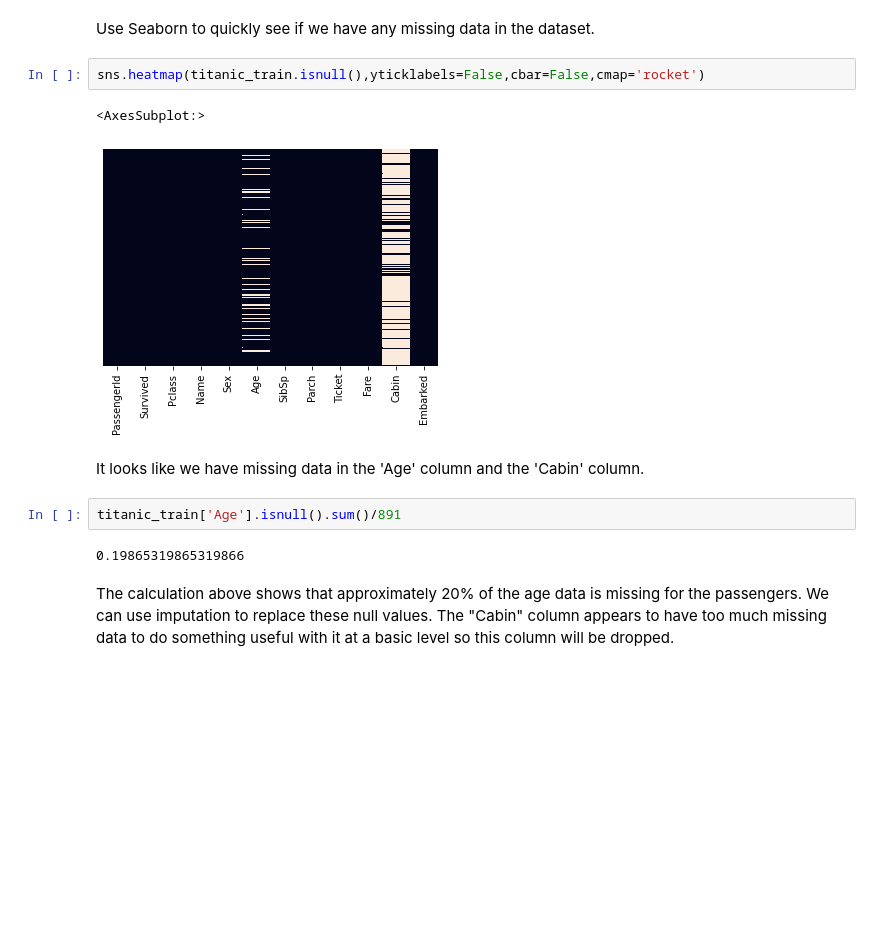
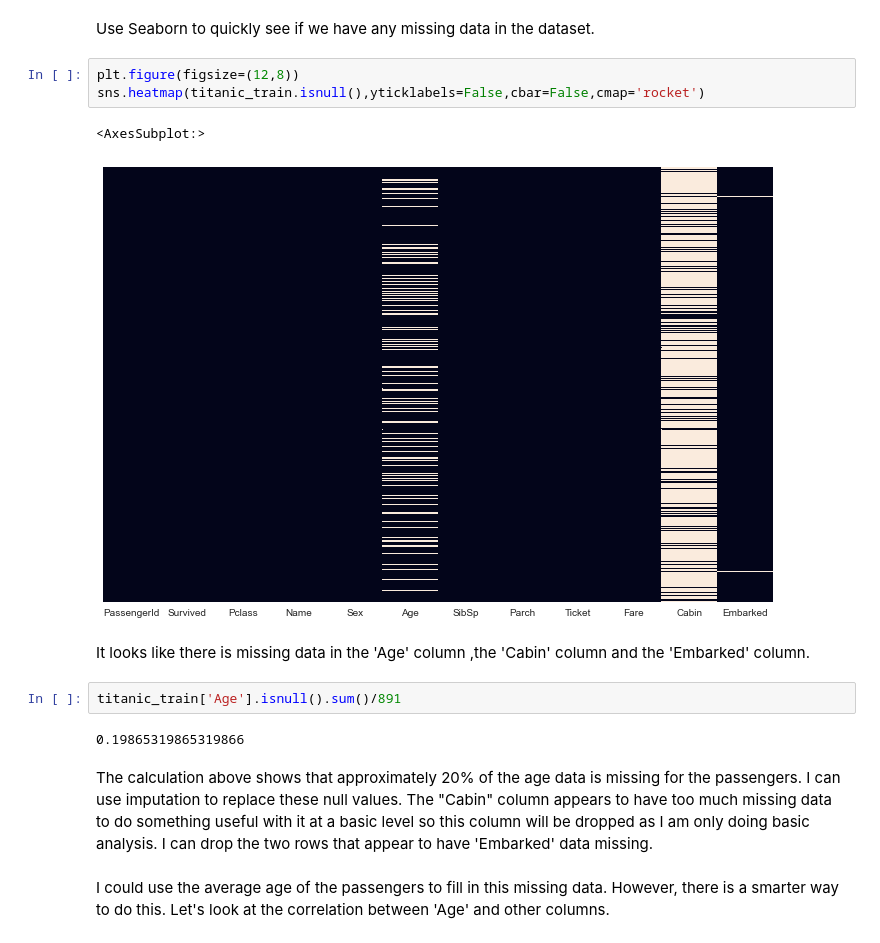
Before and after one commit to pritzp33/titanic_logistic_regression, a Jupyter notebook: Titanic - Logistic Regression.ipynb, the cells around one changed output. Cells and saved outputs as stored; diff of their text form; blank space fills up the shorter version.

```diff
--- a/Titanic - Logistic Regression.ipynb
+++ b/Titanic - Logistic Regression.ipynb
@@ -134,15 +134,18 @@ sns.stripplot(x="Survived", y="Fare", data=titanic_train,palette='coolwarm',hue=
 # %% [markdown]
 Use Seaborn to quickly see if we have any missing data in the dataset.
 # %%
+plt.figure(figsize=(12,8))
 sns.heatmap(titanic_train.isnull(),yticklabels=False,cbar=False,cmap='rocket')
 # %% [output]
 <AxesSubplot:>
-[figure, old version]
+[figure, new version]
 # %% [markdown]
-It looks like we have missing data in the 'Age' column and the 'Cabin' column.
+It looks like there is missing data in the 'Age' column ,the 'Cabin' column and the 'Embarked' column.
 # %%
 titanic_train['Age'].isnull().sum()/891
 # %% [output]
 0.19865319865319866
 # %% [markdown]
-The calculation above shows that approximately 20% of the age data is missing for the passengers. We can use imputation to replace these null values. The "Cabin" column appears to have too much missing data to do something useful with it at a basic level so this column will be dropped.
+The calculation above shows that approximately 20% of the age data is missing for the passengers. I can use imputation to replace these null values. The "Cabin" column appears to have too much missing data to do something useful with it at a basic level so this column will be dropped as I am only doing basic analysis. I can drop the two rows that appear to have 'Embarked' data missing.
+# %% [markdown]
+I could use the average age of the passengers to fill in this missing data. However, there is a smarter way to do this. Let's look at the correlation between 'Age' and other columns.
```
Also changed, not shown: parts of 34 cells of this notebook.
